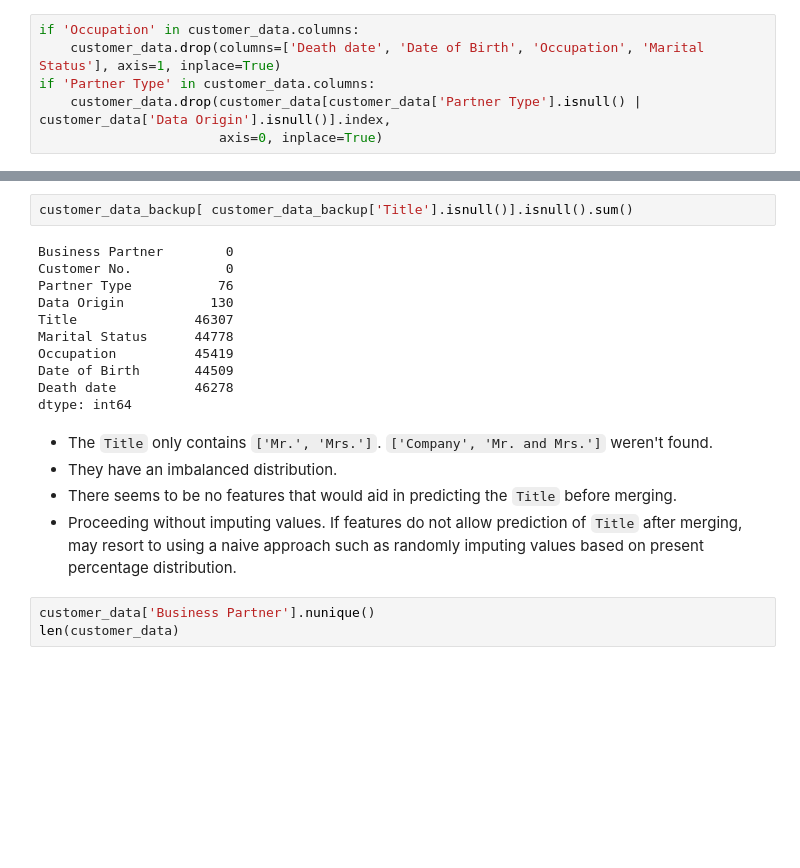
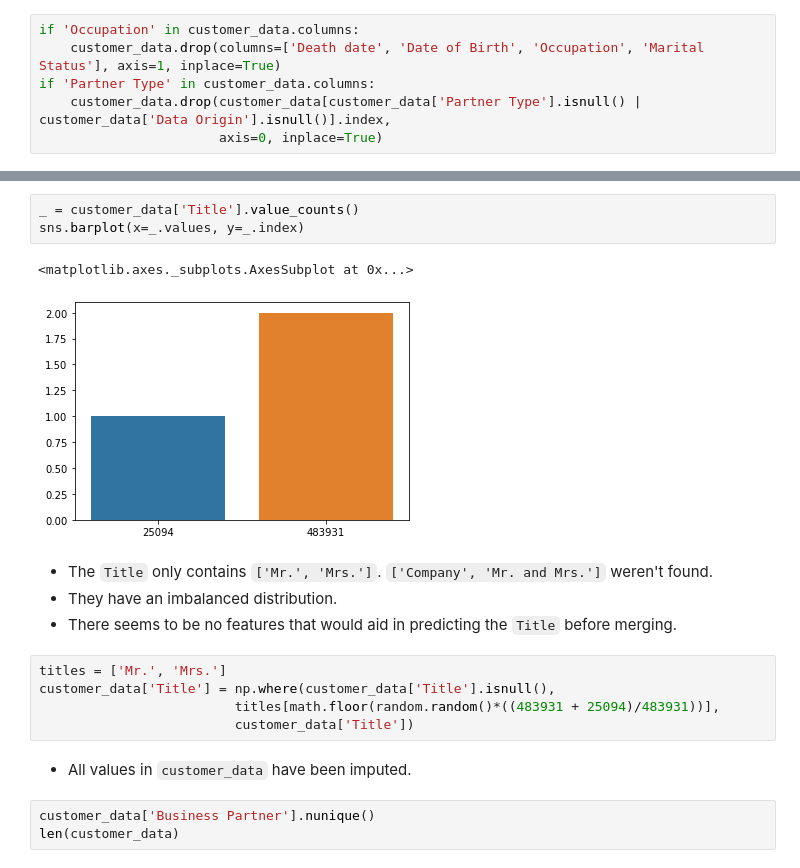
Before and after one commit to aditya-jagdev/Mahindra-First-Choice-Data-Analysis, a Jupyter notebook: 1. Data Cleaning and Feature Engineering.ipynb, the cells around one changed output, grey strips where cells are left out. Cells and saved outputs as stored; diff of their text form; blank space fills up the shorter version.

```diff
--- a/1. Data Cleaning and Feature Engineering.ipynb
+++ b/1. Data Cleaning and Feature Engineering.ipynb
@@ -99,21 +86,20 @@ Name: Title, dtype: float64
-# %%
-customer_data_backup[ customer_data_backup['Title'].isnull()].isnull().sum()
-# %% [output]
-Business Partner        0
-Customer No.            0
-Partner Type           76
-Data Origin           130
-Title               46307
-Marital Status      44778
-Occupation          45419
-Date of Birth       44509
-Death date          46278
-dtype: int64
+# %%
+_ = customer_data['Title'].value_counts()
+sns.barplot(x=_.values, y=_.index)
+# %% [output]
+<matplotlib.axes._subplots.AxesSubplot at 0x...>
+[figure, added]
 # %% [markdown]
 * The <code>Title</code> only contains <code>['Mr.', 'Mrs.']</code>. <code>['Company', 'Mr. and Mrs.']</code> weren't found.
 * They have an imbalanced distribution.
 * There seems to be no features that would aid in predicting the <code>Title</code> before merging.
-* Proceeding without imputing values. If features do not allow prediction of <code>Title</code> after merging, may resort to using a naive approach such as randomly imputing values based on present percentage distribution.
+# %%
+titles = ['Mr.', 'Mrs.']
+customer_data['Title'] = np.where(customer_data['Title'].isnull(),
+                         titles[math.floor(random.random()*((483931 + 25094)/483931))],
+                         customer_data['Title'])
+# %% [markdown]
+* All values in `customer_data` have been imputed.
 # %%
 customer_data['Business Partner'].nunique()
 len(customer_data)
```
Also changed, not shown: parts of 160 cells of this notebook, 4 other files.
